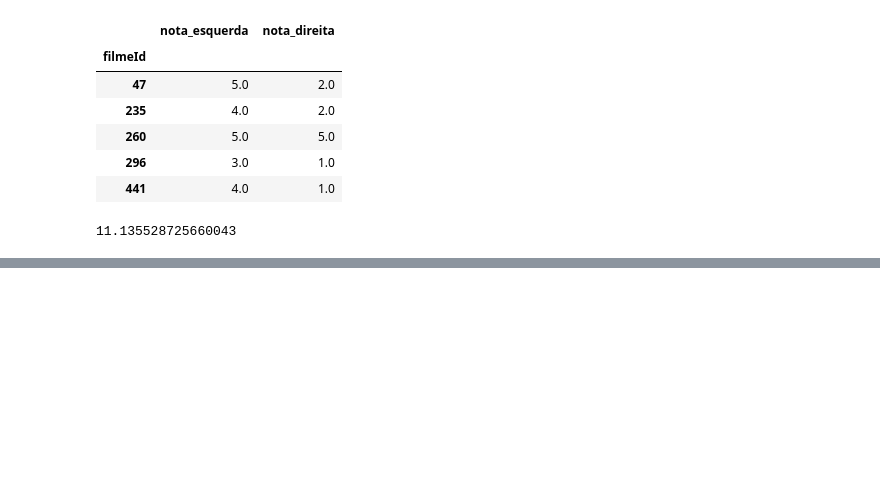
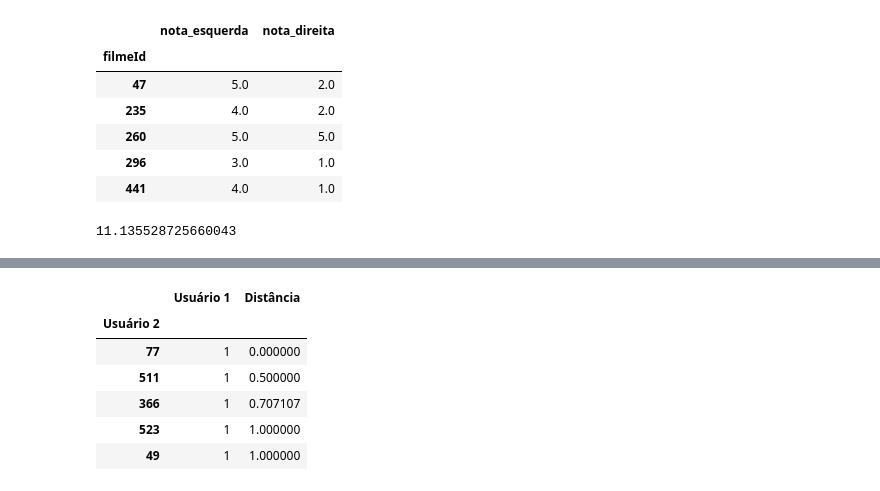
Before and after one commit to LuTDC/ml_negocios_digitais, a Jupyter notebook: Machine Learning - Intro a sistemas de recomendação em Python/Projeto.ipynb, the cells around one changed output, grey strips where cells are left out. Cells and saved outputs as stored; diff of their text form; code cells hidden in the pictures; blank space fills up the shorter version.

```diff
--- a/Machine Learning - Intro a sistemas de recomendação em Python/Projeto.ipynb
+++ b/Machine Learning - Intro a sistemas de recomendação em Python/Projeto.ipynb
@@ -285,0 +331,17 @@ distancia_de_usuarios(1, 4)
+# %%
+def mais_proximos(id):
+    distancias = distancia_de_todos(id)
+    distancias = distancias.sort_values('Distância')
+    distancias = distancias.set_index('Usuário 2').drop(id)
+
+    return distancias
+# %%
+mais_proximos(1).head()
+# %% [output]
+|  | Usuário 1 | Distância |
+| Usuário 2 |  |  |
+| 77 | 1 | 0.000000 |
+| 511 | 1 | 0.500000 |
+| 366 | 1 | 0.707107 |
+| 523 | 1 | 1.000000 |
+| 49 | 1 | 1.000000 |
```
Also changed, not shown: parts of 8 cells of this notebook.
